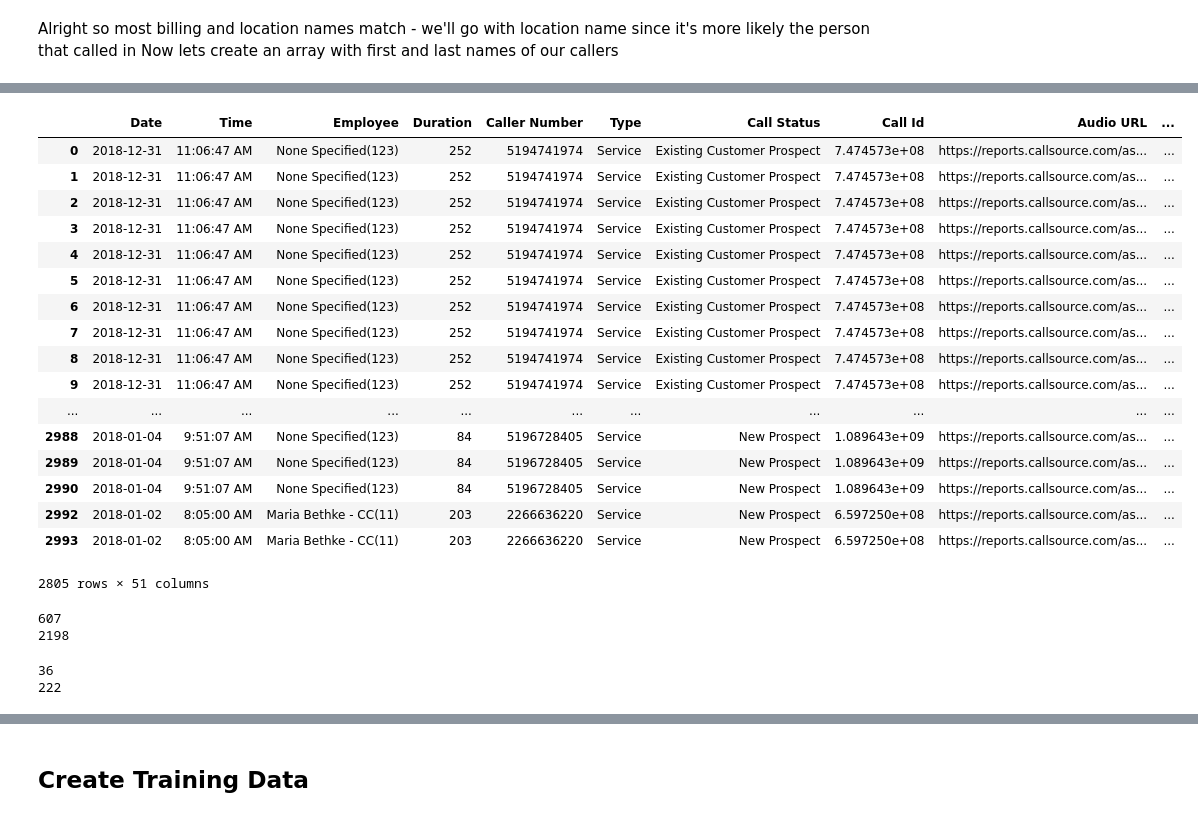
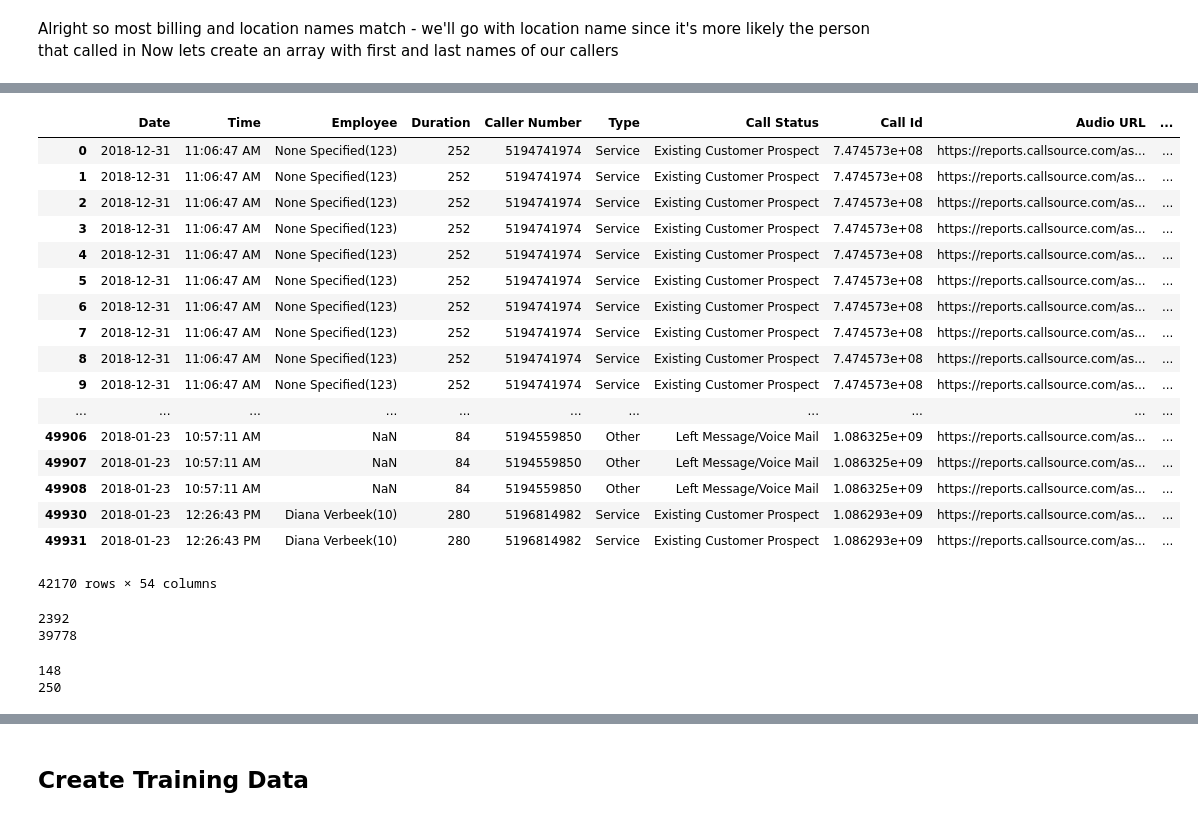
Before and after one commit to brandonassing/capstone, a Jupyter notebook: model/RoughWork.ipynb, the cells around one changed output, grey strips where cells are left out. Saved outputs shown, nothing was run; the diff lists cells and outputs as text; code cells hidden in the pictures.

```diff
--- a/model/RoughWork.ipynb
+++ b/model/RoughWork.ipynb
@@ -193,6 +217,8 @@ Now lets create an array with first and last names of our callers
 #outer join on last name
 invoice_test = invoice_data
 invoice_test['Location Last Name'] = invoice_test['Location Last Name'].str.upper()
+invoice_test['Location Address'] = invoice_test['Location Address'].str.upper()
 invoice_test.rename(columns={'Location Last Name':'Last Name'}, inplace=True)
-merged = pd.merge(ref_call, invoice_test, how='outer', on=['Last Name'])
-merged
+invoice_test.rename(columns={'Location Address': 'Street Address'}, inplace=True)
+merged_last_name = pd.merge(ref_call, invoice_test, how='outer', on=['Last Name'])
+merged_address = pd.merge(ref_call, invoice_test, how='outer', on=['Street Address'])
@@ -217,0 +225,3 @@ merged
+# %%
+merged = pd.concat([merged_last_name, merged_address], sort=False).drop_duplicates().reset_index(drop=True)
+merged.head()
@@ -220,65 +237,55 @@ merged = merged.dropna(subset=['Audio URL'])
 merged = merged.dropna(subset=['Item Code'])
 
 # if we can get addresses to work then we can refine this
-merged = merged.dropna(subset=['Last Name'])
-merged = merged.dropna(subset=['First Name'])
+# merged = merged.dropna(subset=['Last Name'])
+# merged = merged.dropna(subset=['First Name'])
 
 merged['Date'] = pd.to_datetime(merged['Date'])
 merged['Inv Date'] = pd.to_datetime(merged['Inv Date'])
 merged['Location First name'] = merged['Location First name'].str.upper()
-merged['Location Address'] = merged['Location Address'].str.upper()
-
-# for index, row in merged.iterrows():
-#     if(isinstance(row['Street Address'],str)):
-#         merged.loc[index, 'Street Address'] = ' '.join(row['Street Address'].split()[:2])
-#     if(isinstance(row['Location Address'],str)):
-#         merged.loc[index, 'Location Address'] = ' '.join(row['Location Address'].split()[:2])
-
-# # getting only the first two words of addresses for comparisson purposes
-# addr_temp = merged.dropna(subset=['Street Address', 'Location Address'])
-# addr_temp['Street Address'] = ' '.join(addr_temp['Street Address'].str.split()[:2])
-# addr_temp['Location Address'] = ' '.join(addr_temp['Location Address'].str.split()[:2])
-
-# addr_temp
 # %%
 # create a sparse matrix
 # from scipy.sparse import csr_matrix
 # sparse_merged = csr_matrix(merged)
 
-merged['Match'] = np.where((((merged['First Name'] == merged['Location First name']) | (merged['First Name'].str[0] == merged['Location First name'].str[0]) | (merged['Street Address'] == merged['Location Address'])) & (merged['Date'] < merged['Inv Date'])), True, False)
+merged['Match'] = np.where((((merged['Street Address_x'] == merged['Street Address_y']) | (merged['First Name'] == merged['Location First name']) | (merged['First Name'].str[0] == merged['Location First name'].str[0]))), 1, 0)
+#  & (merged['Date'] < merged['Inv Date'])
+
+
+# merged['Match'] = np.where((((merged['First Name'] == merged['Location First name']) | (merged['First Name'].str[0] == merged['Location First name'].str[0]) | (merged['Street Address_x'] == merged['Street Address_y'])) & (merged['Date'] < merged['Inv Date'])), True, False)
 merged
 # %% [output]
 |  | Date | Time | Employee | Duration | Caller Number | Type | Call Status | Call Id | Audio URL | ... |
 | 0 | 2018-12-31 | 11:06:47 AM | None Specified(123) | 252 | 5194741974 | Service | Existing Customer Prospect | 7.474573e+08 | https://reports.callsource.com/as... | ... |
 | 1 | 2018-12-31 | 11:06:47 AM | None Specified(123) | 252 | 5194741974 | Service | Existing Customer Prospect | 7.474573e+08 | https://reports.callsource.com/as... | ... |
 | 2 | 2018-12-31 | 11:06:47 AM | None Specified(123) | 252 | 5194741974 | Service | Existing Customer Prospect | 7.474573e+08 | https://reports.callsource.com/as... | ... |
 | 3 | 2018-12-31 | 11:06:47 AM | None Specified(123) | 252 | 5194741974 | Service | Existing Customer Prospect | 7.474573e+08 | https://reports.callsource.com/as... | ... |
 | 4 | 2018-12-31 | 11:06:47 AM | None Specified(123) | 252 | 5194741974 | Service | Existing Customer Prospect | 7.474573e+08 | https://reports.callsource.com/as... | ... |
 | 5 | 2018-12-31 | 11:06:47 AM | None Specified(123) | 252 | 5194741974 | Service | Existing Customer Prospect | 7.474573e+08 | https://reports.callsource.com/as... | ... |
 | 6 | 2018-12-31 | 11:06:47 AM | None Specified(123) | 252 | 5194741974 | Service | Existing Customer Prospect | 7.474573e+08 | https://reports.callsource.com/as... | ... |
 | 7 | 2018-12-31 | 11:06:47 AM | None Specified(123) | 252 | 5194741974 | Service | Existing Customer Prospect | 7.474573e+08 | https://reports.callsource.com/as... | ... |
 | 8 | 2018-12-31 | 11:06:47 AM | None Specified(123) | 252 | 5194741974 | Service | Existing Customer Prospect | 7.474573e+08 | https://reports.callsource.com/as... | ... |
 | 9 | 2018-12-31 | 11:06:47 AM | None Specified(123) | 252 | 5194741974 | Service | Existing Customer Prospect | 7.474573e+08 | https://reports.callsource.com/as... | ... |
 | ... | ... | ... | ... | ... | ... | ... | ... | ... | ... | ... |
-| 2988 | 2018-01-04 | 9:51:07 AM | None Specified(123) | 84 | 5196728405 | Service | New Prospect | 1.089643e+09 | https://reports.callsource.com/as... | ... |
-| 2989 | 2018-01-04 | 9:51:07 AM | None Specified(123) | 84 | 5196728405 | Service | New Prospect | 1.089643e+09 | https://reports.callsource.com/as... | ... |
-| 2990 | 2018-01-04 | 9:51:07 AM | None Specified(123) | 84 | 5196728405 | Service | New Prospect | 1.089643e+09 | https://reports.callsource.com/as... | ... |
-| 2992 | 2018-01-02 | 8:05:00 AM | Maria Bethke - CC(11) | 203 | 2266636220 | Service | New Prospect | 6.597250e+08 | https://reports.callsource.com/as... | ... |
-| 2993 | 2018-01-02 | 8:05:00 AM | Maria Bethke - CC(11) | 203 | 2266636220 | Service | New Prospect | 6.597250e+08 | https://reports.callsource.com/as... | ... |
+| 49906 | 2018-01-23 | 10:57:11 AM | NaN | 84 | 5194559850 | Other | Left Message/Voice Mail | 1.086325e+09 | https://reports.callsource.com/as... | ... |
+| 49907 | 2018-01-23 | 10:57:11 AM | NaN | 84 | 5194559850 | Other | Left Message/Voice Mail | 1.086325e+09 | https://reports.callsource.com/as... | ... |
+| 49908 | 2018-01-23 | 10:57:11 AM | NaN | 84 | 5194559850 | Other | Left Message/Voice Mail | 1.086325e+09 | https://reports.callsource.com/as... | ... |
+| 49930 | 2018-01-23 | 12:26:43 PM | Diana Verbeek(10) | 280 | 5196814982 | Service | Existing Customer Prospect | 1.086293e+09 | https://reports.callsource.com/as... | ... |
+| 49931 | 2018-01-23 | 12:26:43 PM | Diana Verbeek(10) | 280 | 5196814982 | Service | Existing Customer Prospect | 1.086293e+09 | https://reports.callsource.com/as... | ... |
-2805 rows × 51 columns
+42170 rows × 54 columns
 # %%
-print((merged['Match']==True).sum())
-print((merged['Match']==False).sum())
+print((merged['Match']==1).sum())
+print((merged['Match']==0).sum())
 # %% [output]
-607
-2198
+2392
+39778
 # %%
 merged_unique = merged.drop_duplicates(subset=['Call Id'], keep='first', inplace=False)
-print((merged_unique['Match']==True).sum())
-print((merged_unique['Match']==False).sum())
+print((merged_unique['Match']==1).sum())
+print((merged_unique['Match']==0).sum())
 # %% [output]
-36
-222
+148
+250
 # %%
 merged_unique
 # %% [output]
```
Also changed, not shown: parts of 30 cells of this notebook, 8 other files.
